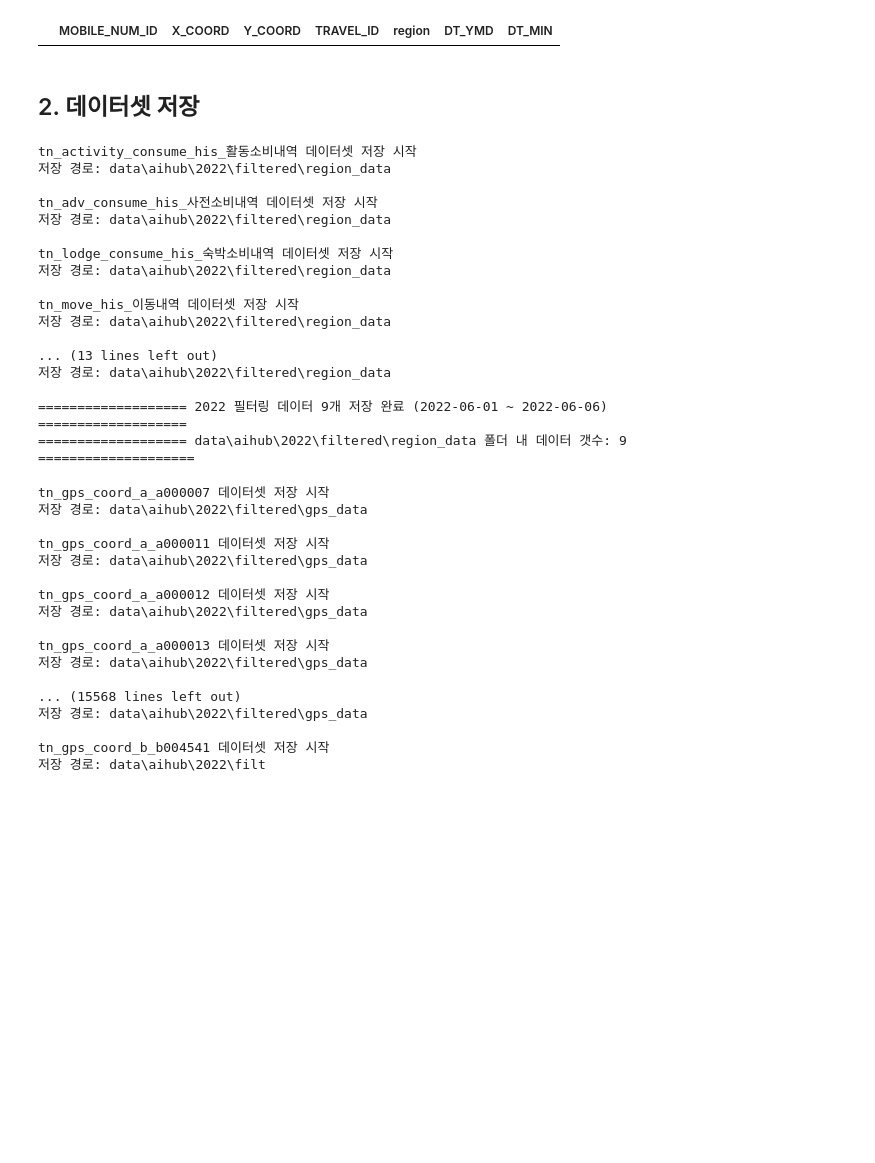
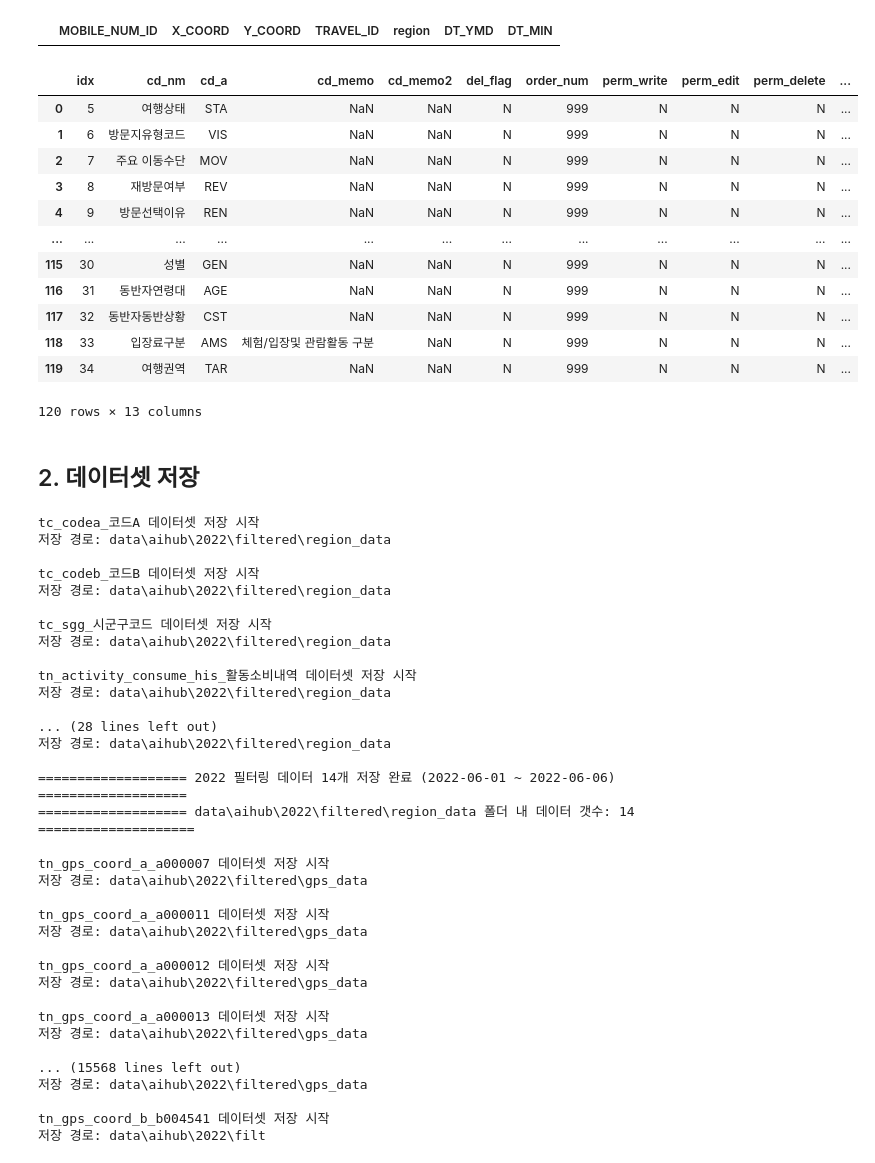
Before and after one commit to DencingParty/travel-data-engineering, a Jupyter notebook: one_week_data_for_test.ipynb, the cells around one changed output. Cells and saved outputs as stored; diff of their text form; code cells hidden in the pictures; blank space fills up the shorter version.

```diff
--- a/one_week_data_for_test.ipynb
+++ b/one_week_data_for_test.ipynb
@@ -46,6 +55,7 @@ def filter_by_date(dir1="aihub", dir2="2022", start_date="2022-06-01", end_date=
             try:
                 # 파일 읽기 시도
                 df = pd.read_csv(file_path)
+                df_name = dataset.replace(".csv", "")
 
                 # 파일에 데이터가 없는 경우 스킵
                 if df.empty:
@@ -57,6 +67,12 @@ def filter_by_date(dir1="aihub", dir2="2022", start_date="2022-06-01", end_date=
 
                 if not ymd_columns:
                     print(f"YMD 컬럼 없음: {dataset}")
+
+                    if folder == "gps_data":
+                        region_gps_dfs[df_name] = df
+                    else:
+                        region_dfs[df_name] = df
+
                     continue
 
                 print(f"- 데이터셋: {dataset}\n- YMD 컬럼: {ymd_columns}\n")
@@ -68,7 +84,7 @@ def filter_by_date(dir1="aihub", dir2="2022", start_date="2022-06-01", end_date=
                 # 날짜 필터링 (ymd_columns 중 첫 번째 컬럼)
                 filtered_df = df[(df[ymd_columns[0]] >= start_date) & (df[ymd_columns[0]] <= end_date)]
 
-                df_name = dataset.replace(".csv", "")
+                # df_name = dataset.replace(".csv", "")
 
                 if folder == "gps_data":
                     region_gps_dfs[df_name] = filtered_df
@@ -131,6 +147,22 @@ filtered_dfs_22["tn_move_his_이동내역"]
 filtered_gps_dfs_22["tn_gps_coord_a_a000007"]
 # %% [output]
 |  | MOBILE_NUM_ID | X_COORD | Y_COORD | TRAVEL_ID | region | DT_YMD | DT_MIN |
+# %%
+filtered_dfs_22["tc_codea_코드A"]
+# %% [output]
+|  | idx | cd_nm | cd_a | cd_memo | cd_memo2 | del_flag | order_num | perm_write | perm_edit | perm_delete | ... |
+| 0 | 5 | 여행상태 | STA | NaN | NaN | N | 999 | N | N | N | ... |
+| 1 | 6 | 방문지유형코드 | VIS | NaN | NaN | N | 999 | N | N | N | ... |
+| 2 | 7 | 주요 이동수단 | MOV | NaN | NaN | N | 999 | N | N | N | ... |
+| 3 | 8 | 재방문여부 | REV | NaN | NaN | N | 999 | N | N | N | ... |
+| 4 | 9 | 방문선택이유 | REN | NaN | NaN | N | 999 | N | N | N | ... |
+| ... | ... | ... | ... | ... | ... | ... | ... | ... | ... | ... | ... |
+| 115 | 30 | 성별 | GEN | NaN | NaN | N | 999 | N | N | N | ... |
+| 116 | 31 | 동반자연령대 | AGE | NaN | NaN | N | 999 | N | N | N | ... |
+| 117 | 32 | 동반자동반상황 | CST | NaN | NaN | N | 999 | N | N | N | ... |
+| 118 | 33 | 입장료구분 | AMS | 체험/입장및 관람활동 구분 | NaN | N | 999 | N | N | N | ... |
+| 119 | 34 | 여행권역 | TAR | NaN | NaN | N | 999 | N | N | N | ... |
+120 rows × 13 columns
 # %% [markdown]
 ## 2. 데이터셋 저장
 # %%
@@ -161,23 +193,23 @@ def store_filtered_data(data_dict, dir1="aihub", dir2="2022", is_gps="no", start
 # %%
 store_filtered_data(filtered_dfs_22, is_gps="no")
 # %% [output]
+tc_codea_코드A 데이터셋 저장 시작
+저장 경로: data\aihub\2022\filtered\region_data
+
+tc_codeb_코드B 데이터셋 저장 시작
+저장 경로: data\aihub\2022\filtered\region_data
+
+tc_sgg_시군구코드 데이터셋 저장 시작
+저장 경로: data\aihub\2022\filtered\region_data
+
 tn_activity_consume_his_활동소비내역 데이터셋 저장 시작
 저장 경로: data\aihub\2022\filtered\region_data
 
-tn_adv_consume_his_사전소비내역 데이터셋 저장 시작
+... (28 lines left out)
 저장 경로: data\aihub\2022\filtered\region_data
 
-tn_lodge_consume_his_숙박소비내역 데이터셋 저장 시작
-저장 경로: data\aihub\2022\filtered\region_data
-
-tn_move_his_이동내역 데이터셋 저장 시작
-저장 경로: data\aihub\2022\filtered\region_data
-
-... (13 lines left out)
-저장 경로: data\aihub\2022\filtered\region_data
-
-=================== 2022 필터링 데이터 9개 저장 완료 (2022-06-01 ~ 2022-06-06) ===================
-=================== data\aihub\2022\filtered\region_data 폴더 내 데이터 갯수: 9 ====================
+=================== 2022 필터링 데이터 14개 저장 완료 (2022-06-01 ~ 2022-06-06) ===================
+=================== data\aihub\2022\filtered\region_data 폴더 내 데이터 갯수: 14 ====================
 # %%
 store_filtered_data(filtered_gps_dfs_22, is_gps="yes")
 # %% [output]
```
Also changed, not shown: parts of 1 cell of this notebook, 2 other files.
